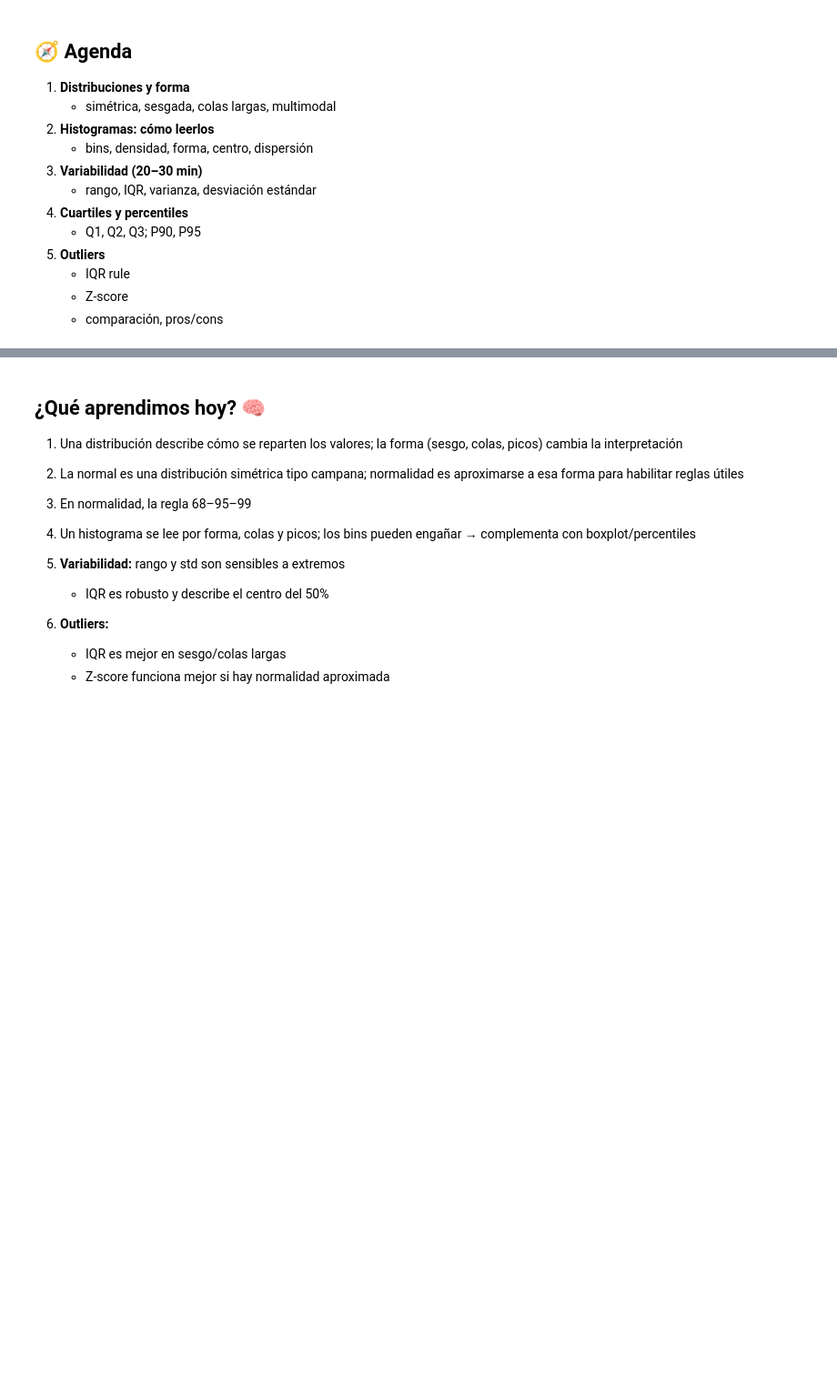
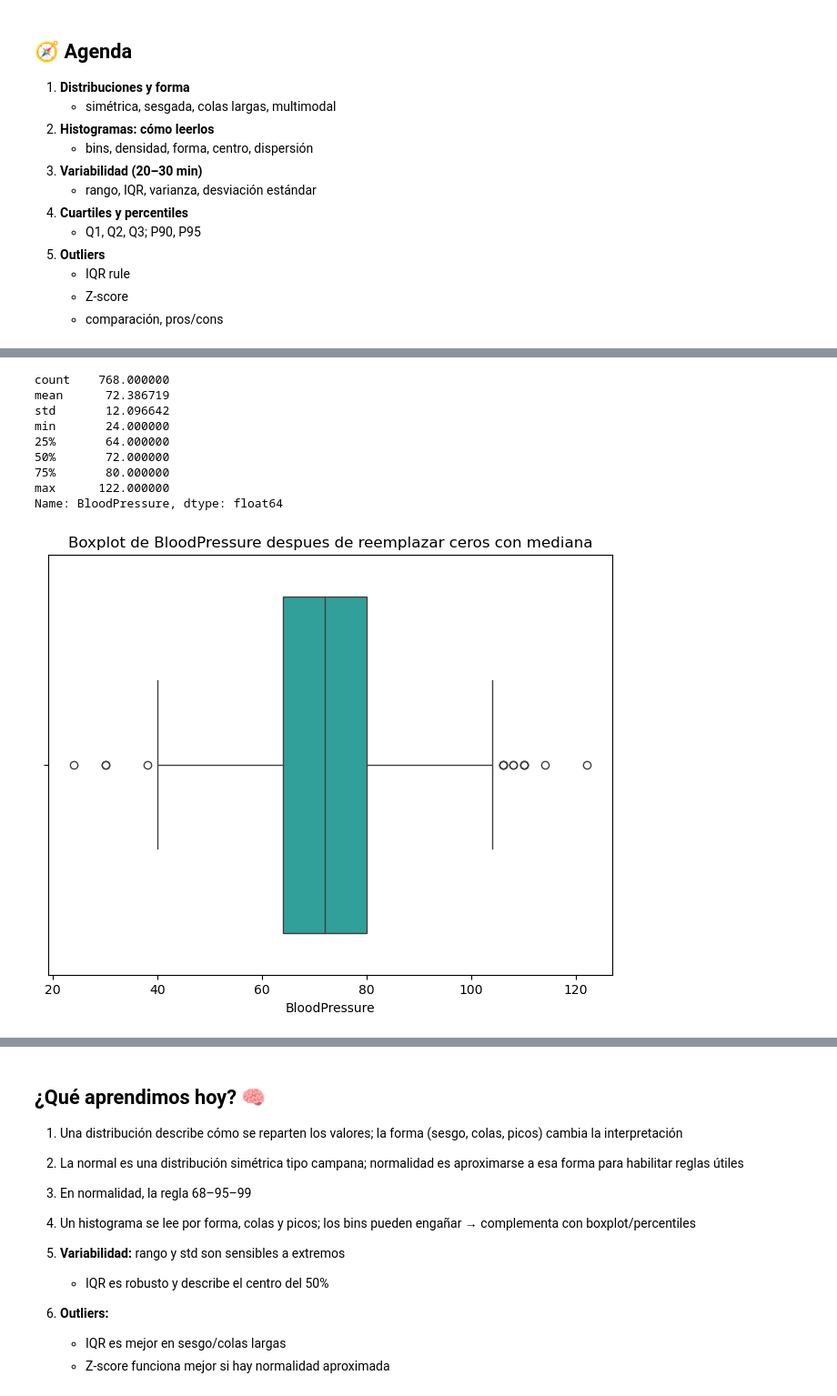
Before and after one commit to gbuvoli/DA_T8, a Jupyter notebook: Sprint7_semana2.ipynb, the cells around one changed output, grey strips where cells are left out. Shown at 91% size. Cells and saved outputs as stored; diff of their text form; code cells hidden in the pictures; blank space fills up the shorter version.

```diff
--- a/Sprint7_semana2.ipynb
+++ b/Sprint7_semana2.ipynb
@@ -156,0 +301,23 @@ Regla típica:
+# %%
+# Hagamos manejo de los valores "0" en `BloodPressure`
+
+#OPCION 1: Reemplazar los ceros con la mediana de la columna
+df['BloodPressure']= df['BloodPressure'].replace(0, df['BloodPressure'].median())
+
+#Visualizar el cambio
+plt.figure(figsize=(8, 6))
+sns.boxplot(x=df['BloodPressure'], color='lightseagreen')
+plt.title('Boxplot de BloodPressure despues de reemplazar ceros con mediana')
+plt.xlabel('BloodPressure')
+display(df['BloodPressure'].describe())
+# %% [output]
+count    768.000000
+mean      72.386719
+std       12.096642
+min       24.000000
+25%       64.000000
+50%       72.000000
+75%       80.000000
+max      122.000000
+Name: BloodPressure, dtype: float64
+[figure, added]
```
Also changed, not shown: parts of 21 cells of this notebook, 1 other file.
